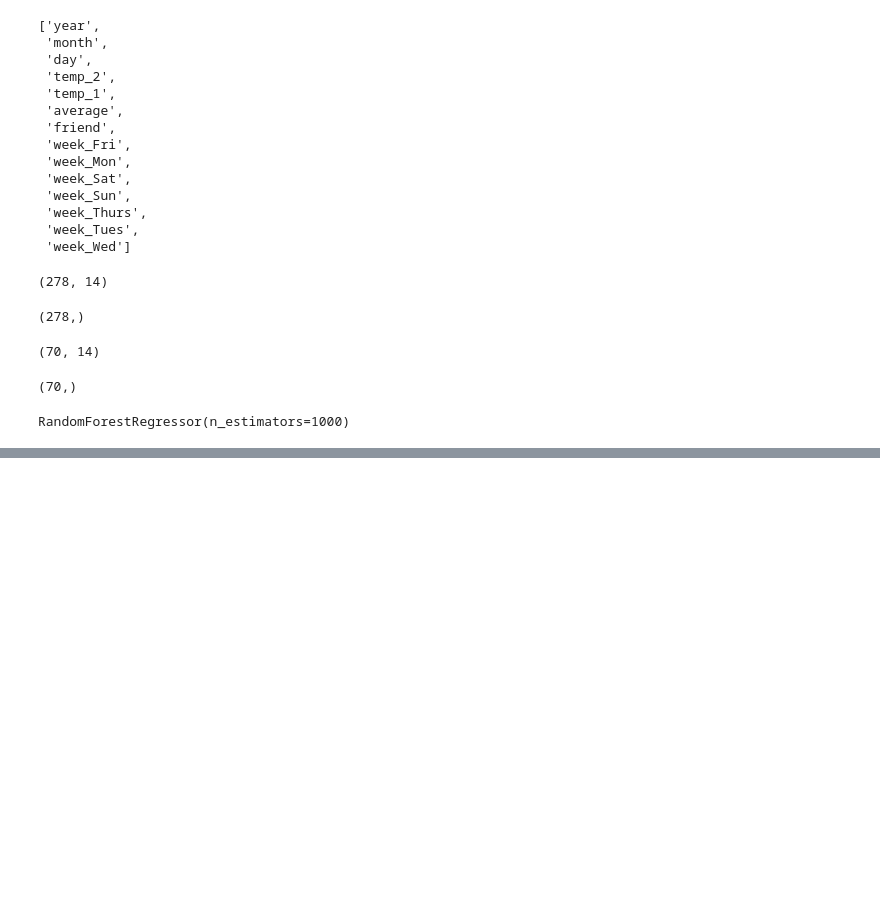
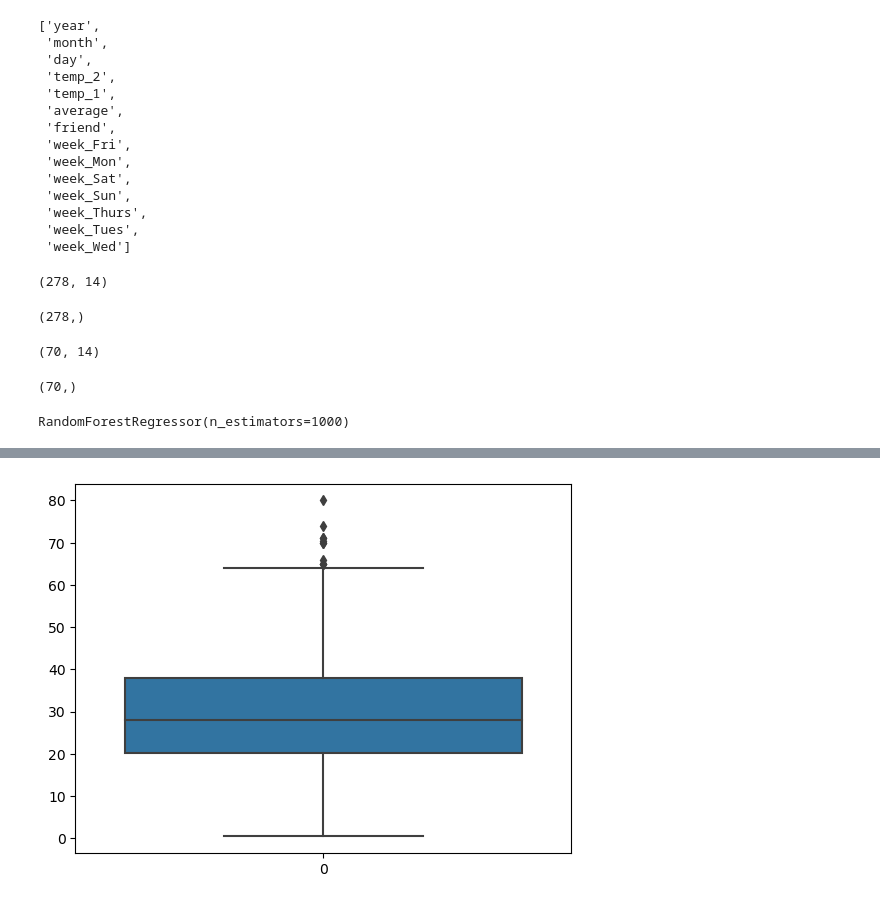
Before and after one commit to Spap123/DIG-Classes, a Jupyter notebook: 20th Aug Batch/Class_28.05.2023_Random_Forest.ipynb, the cells around one changed output, grey strips where cells are left out. Cells and saved outputs as stored; diff of their text form; code cells hidden in the pictures; blank space fills up the shorter version.

```diff
--- a/20th Aug Batch/Class_28.05.2023_Random_Forest.ipynb
+++ b/20th Aug Batch/Class_28.05.2023_Random_Forest.ipynb
@@ -115,0 +118,2 @@ rf.score(train_features,train_labels)
+# %%
+df = pd.read_csv('titanic.csv')
@@ -115,0 +160,5 @@ rf.score(train_features,train_labels)
+# %%
+sns.boxplot(df['Age'])
+plt.show()
+# %% [output]
+[figure, added]
```
Also changed, not shown: parts of 40 cells of this notebook, 4 other files.
